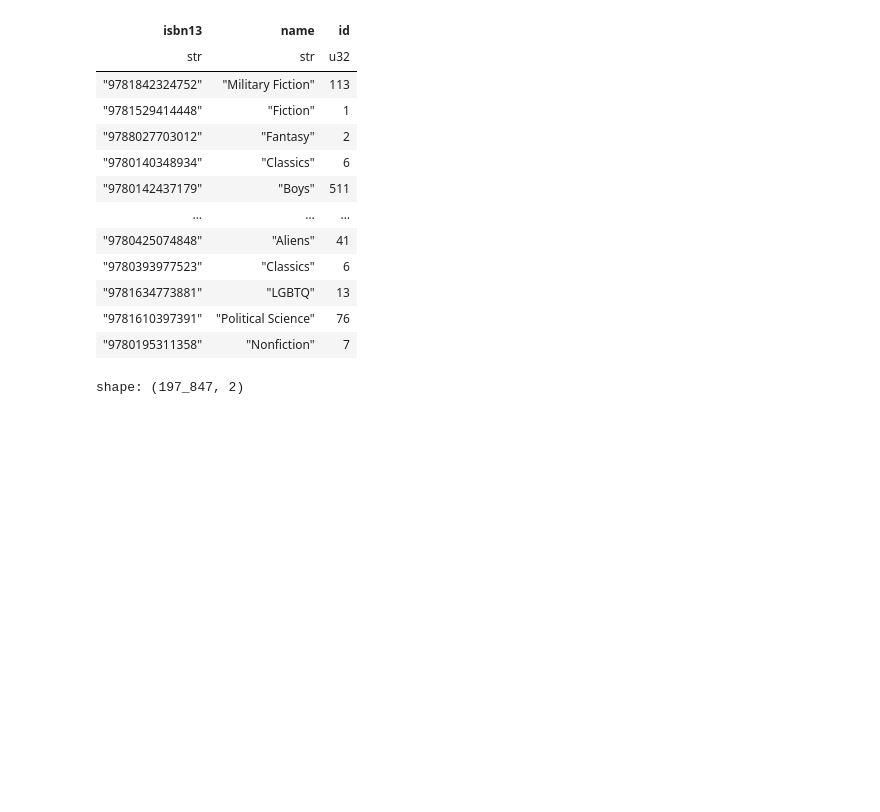
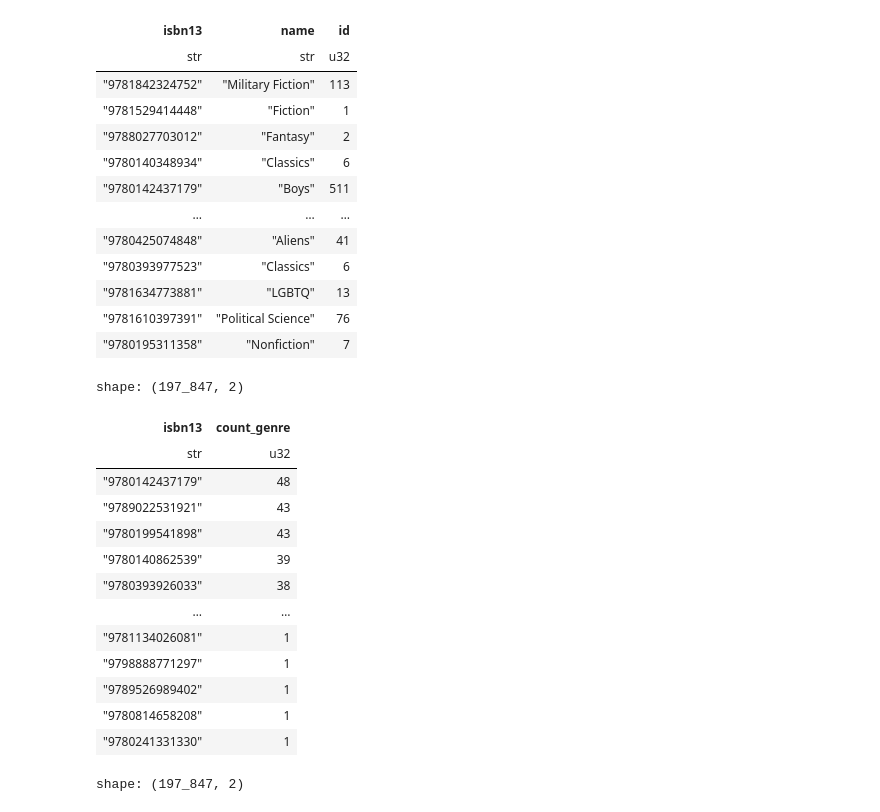
Before and after one commit to hwangisgone/book-rec-2, a Jupyter notebook: data-pipeline/merge_clean.ipynb, the cells around one changed output. Cells and saved outputs as stored; diff of their text form; code cells hidden in the pictures; blank space fills up the shorter version.

```diff
--- a/data-pipeline/merge_clean.ipynb
+++ b/data-pipeline/merge_clean.ipynb
@@ -1053,6 +1053,25 @@ shape: (659_620, 3)
 | "9781634773881" | "LGBTQ" | 13 |
 | "9781610397391" | "Political Science" | 76 |
 | "9780195311358" | "Nonfiction" | 7 |
+# %%
+genre_df_with_id.group_by('isbn13').agg(
+    pl.len().alias('count_genre')
+).sort('count_genre',descending=True)
+# %% [output]
+shape: (197_847, 2)
+| isbn13 | count_genre |
+| str | u32 |
+| "9780142437179" | 48 |
+| "9789022531921" | 43 |
+| "9780199541898" | 43 |
+| "9780140862539" | 39 |
+| "9780393926033" | 38 |
+| … | … |
+| "9781134026081" | 1 |
+| "9798888771297" | 1 |
+| "9789526989402" | 1 |
+| "9780814658208" | 1 |
+| "9780241331330" | 1 |
 # %%
 genre_df_joined = genre_df_with_id.group_by('isbn13').agg(
     pl.format("[{}]", pl.format('"{}"', pl.col('id')).str.join(',')).alias('joined_ids')
```
